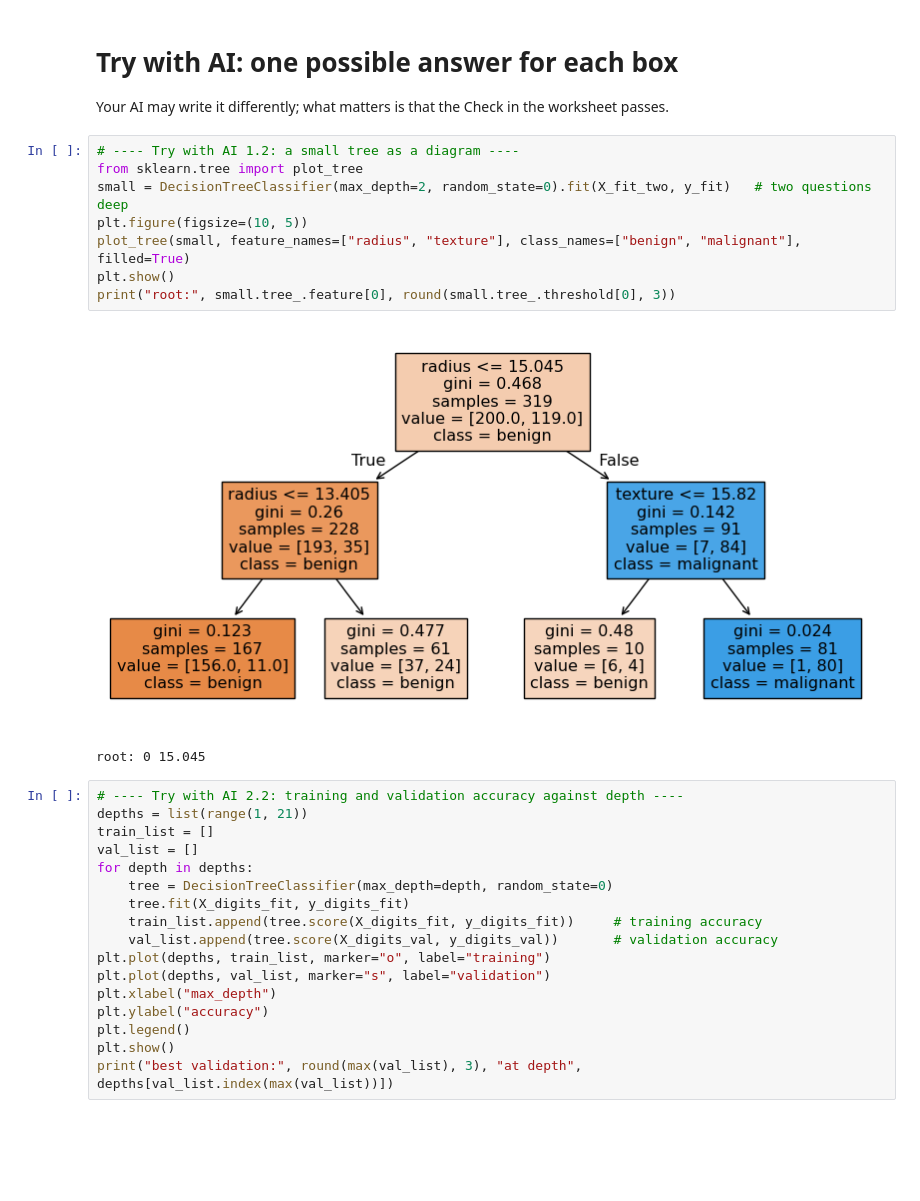
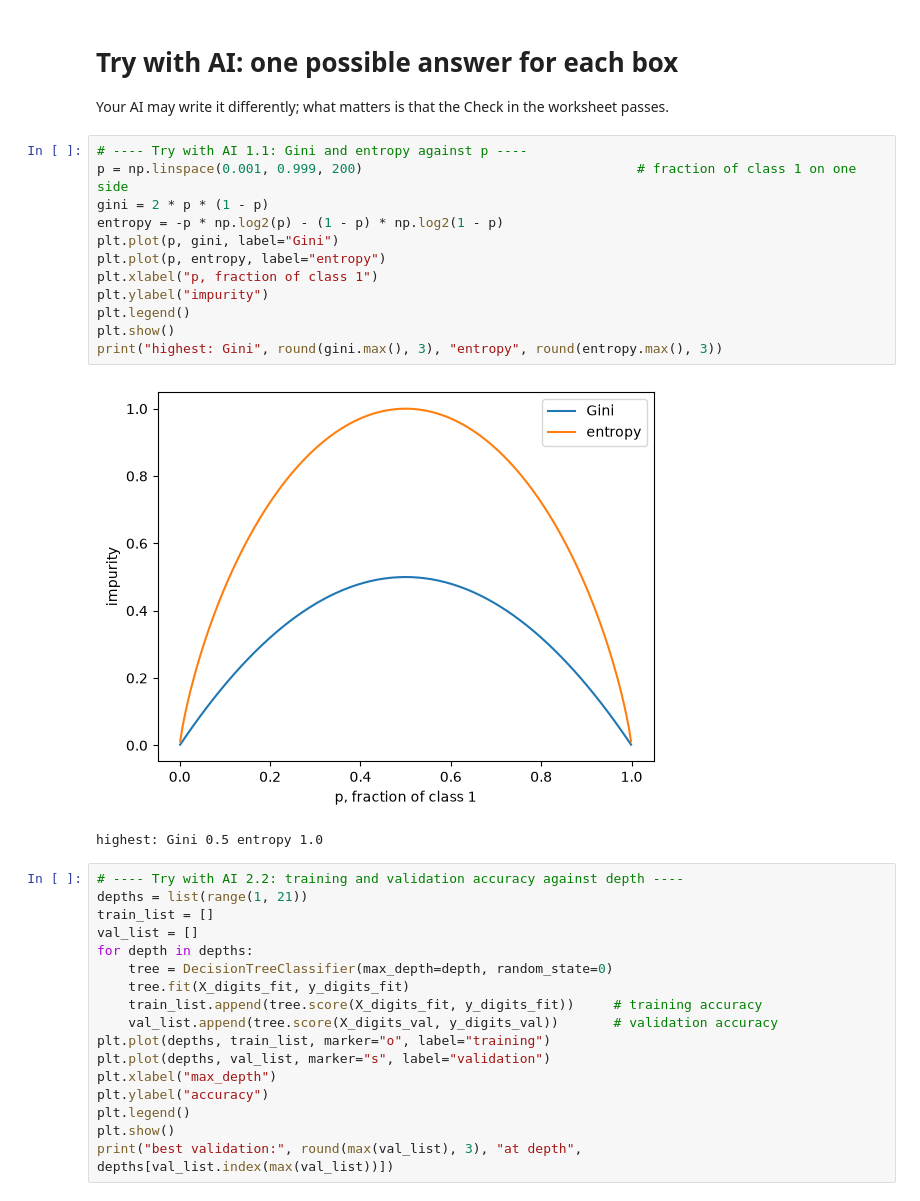
Before and after one commit to wayXing/mps311-439-course-materials, a Jupyter notebook: lecture-slids/lessons/lesson6/lab/lab_solution.ipynb, the cells around one changed output. Drawn from its saved outputs; the diff is of its cells as text; blank space fills up the shorter version.

```diff
--- a/lecture-slids/lessons/lesson6/lab/lab_solution.ipynb
+++ b/lecture-slids/lessons/lesson6/lab/lab_solution.ipynb
@@ -120,17 +165,21 @@ Each question in a tree looks at one pixel at a time, so its boundaries are hori
 # Try with AI: one possible answer for each box
 
 Your AI may write it differently; what matters is that the Check in the worksheet passes.
-# %%
-# ---- Try with AI 1.2: a small tree as a diagram ----
-from sklearn.tree import plot_tree
-small = DecisionTreeClassifier(max_depth=2, random_state=0).fit(X_fit_two, y_fit)   # two questions deep
-plt.figure(figsize=(10, 5))
-plot_tree(small, feature_names=["radius", "texture"], class_names=["benign", "malignant"], filled=True)
-plt.show()
-print("root:", small.tree_.feature[0], round(small.tree_.threshold[0], 3))
-# %% [output]
-[figure, removed]
-root: 0 15.045
+# %%
+# ---- Try with AI 1.1: Gini and entropy against p ----
+p = np.linspace(0.001, 0.999, 200)                                   # fraction of class 1 on one side
+gini = 2 * p * (1 - p)
+entropy = -p * np.log2(p) - (1 - p) * np.log2(1 - p)
+plt.plot(p, gini, label="Gini")
+plt.plot(p, entropy, label="entropy")
+plt.xlabel("p, fraction of class 1")
+plt.ylabel("impurity")
+plt.legend()
+plt.show()
+print("highest: Gini", round(gini.max(), 3), "entropy", round(entropy.max(), 3))
+# %% [output]
+[figure, added]
+highest: Gini 0.5 entropy 1.0
 # %%
 # ---- Try with AI 2.2: training and validation accuracy against depth ----
 depths = list(range(1, 21))
```
Also changed, not shown: parts of 12 cells of this notebook, 36 other files.
